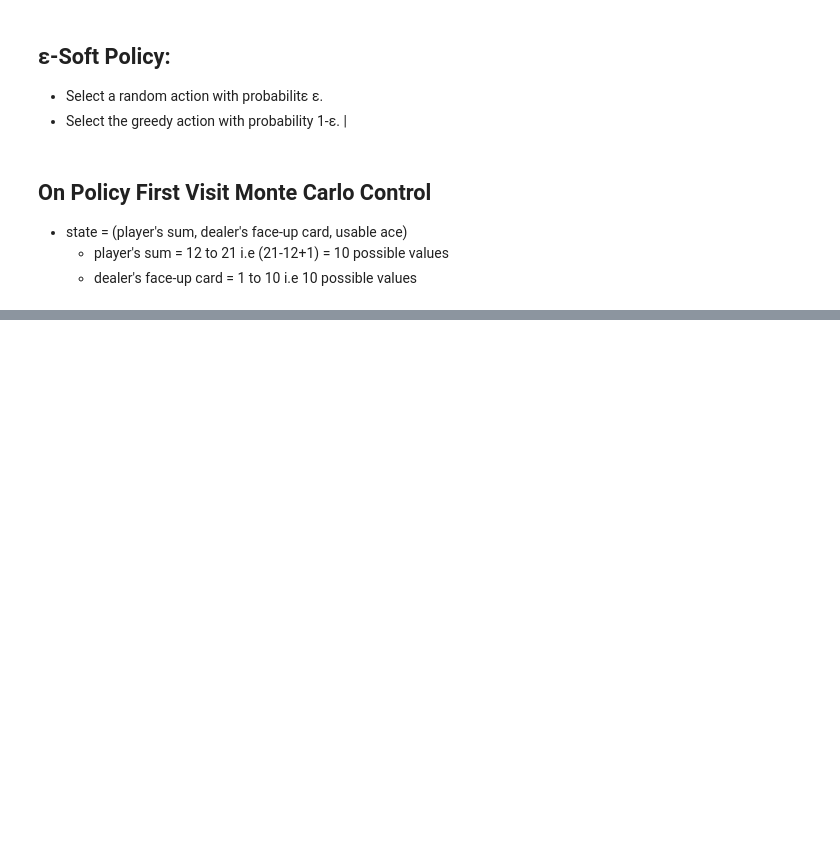
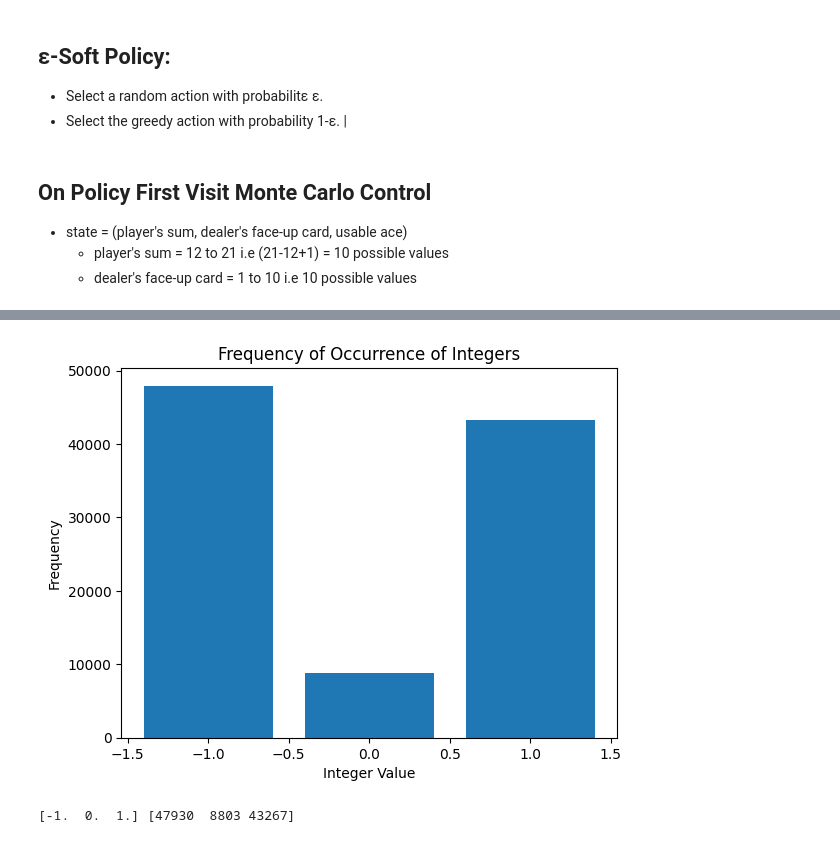
Before and after one commit to sakar111/Reinforcement-Learning, a Jupyter notebook: Monte_Carlo/on_policy_first_visit_MC_e_soft.ipynb, the cells around one changed output, grey strips where cells are left out. Drawn from its saved outputs; the diff is of its cells as text; code cells hidden in the pictures; blank space fills up the shorter version.

Commit message:
Monte Carlo on policy first visit epsilon soft, policy test added

```diff
--- a/Monte_Carlo/on_policy_first_visit_MC_e_soft.ipynb
+++ b/Monte_Carlo/on_policy_first_visit_MC_e_soft.ipynb
@@ -34,7 +34,6 @@ def on_policy_first_visit_mc_control(env, num_episodes, epsilon, gamma):
         while state[0] < 12:
             state, reward, terminated, truncated, info = env.step(1)
 
-        terminated = bool(terminated)
 
         while not terminated:
             action = epsilon_soft_policy(Q, state, epsilon)
@@ -56,11 +55,34 @@ def on_policy_first_visit_mc_control(env, num_episodes, epsilon, gamma):
 
     return Q
 # %%
-num_episodes = 1000000
+num_episodes = 500000
 epsilon = 0.1
 gamma = 1.0
 
 optimal_Q = on_policy_first_visit_mc_control(env, num_episodes, epsilon, gamma)
 optimal_policy = np.argmax(optimal_Q, axis=-1)
+# %%
+def test_policy(env, num_episodes, Q):
+    reward_data = []
+    for episode in range(num_episodes):
+        state, a = env.reset()
+        # if player's sum is less than 12 then it is a hit
+        terminated = False
+        while state[0] < 12:
+            state, reward, terminated, truncated, info = env.step(1)
+
+
+        while not terminated:
+            state_noOffset = (state[0]-12, state[1]-1, int(state[2]))
+            action = Q[state_noOffset]
+            next_state, reward, terminated, truncated, info = env.step(action)
+            state = next_state
+
+        reward_data.append(reward)
+
+    return reward_data
+# %%
+num_test_episodes = 100000
+reward_data = test_policy(env, num_test_episodes, optimal_policy)
 # %%
 import matplotlib.pyplot as plt
@@ -92,0 +115,20 @@ plt.show()
+# %%
+# Count the frequency of occurrence of each integer value
+unique_values, counts = np.unique(reward_data, return_counts=True)
+
+# Plot the bar chart
+plt.bar(unique_values, counts)
+
+# Set labels and title
+plt.xlabel('Integer Value')
+plt.ylabel('Frequency')
+plt.title('Frequency of Occurrence of Integers')
+
+# Show the plot
+plt.show()
+# %% [output]
+[figure, added]
+# %%
+print(unique_values, counts)
+# %% [output]
+[-1.  0.  1.] [47930  8803 43267]
```
Also changed, not shown: parts of 3 cells of this notebook.
